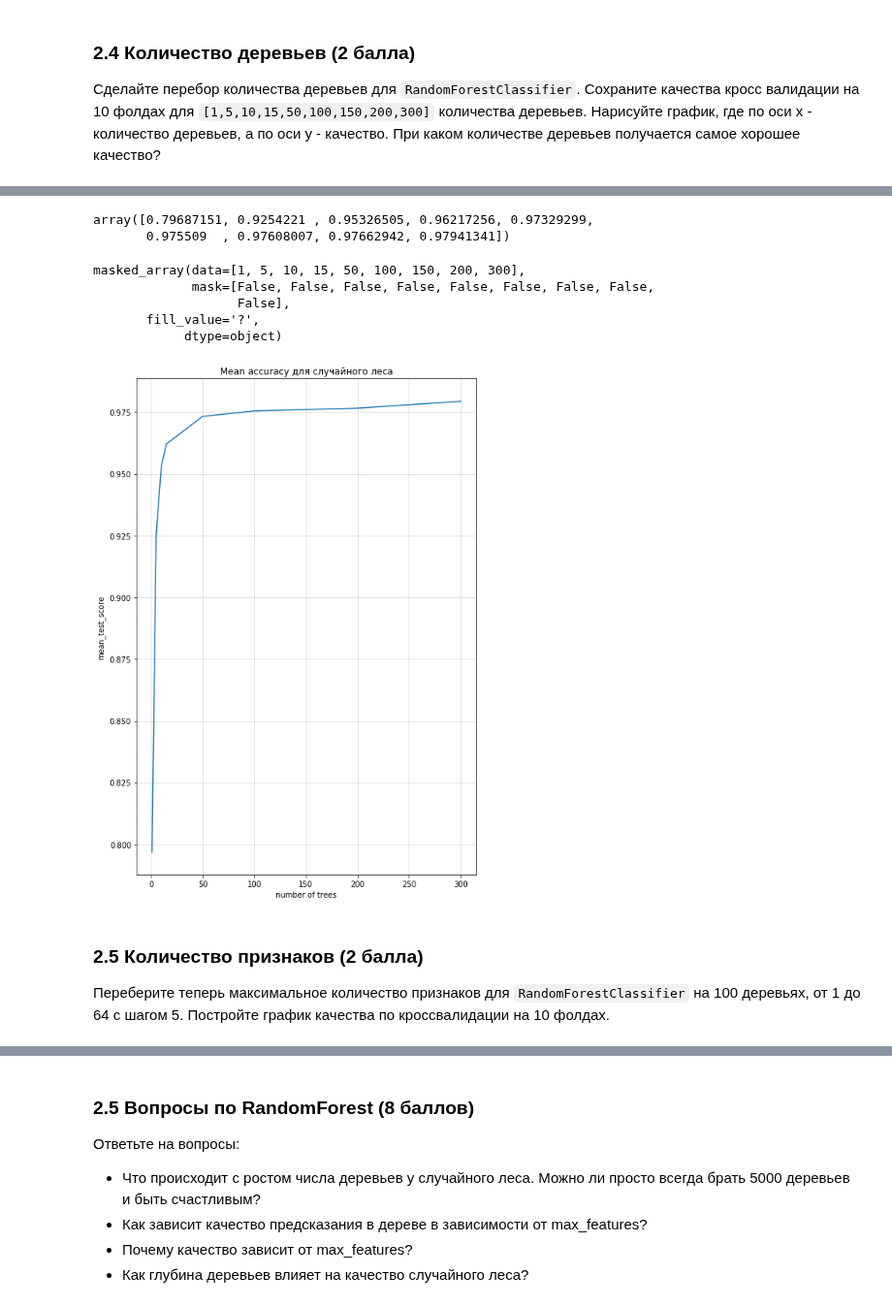
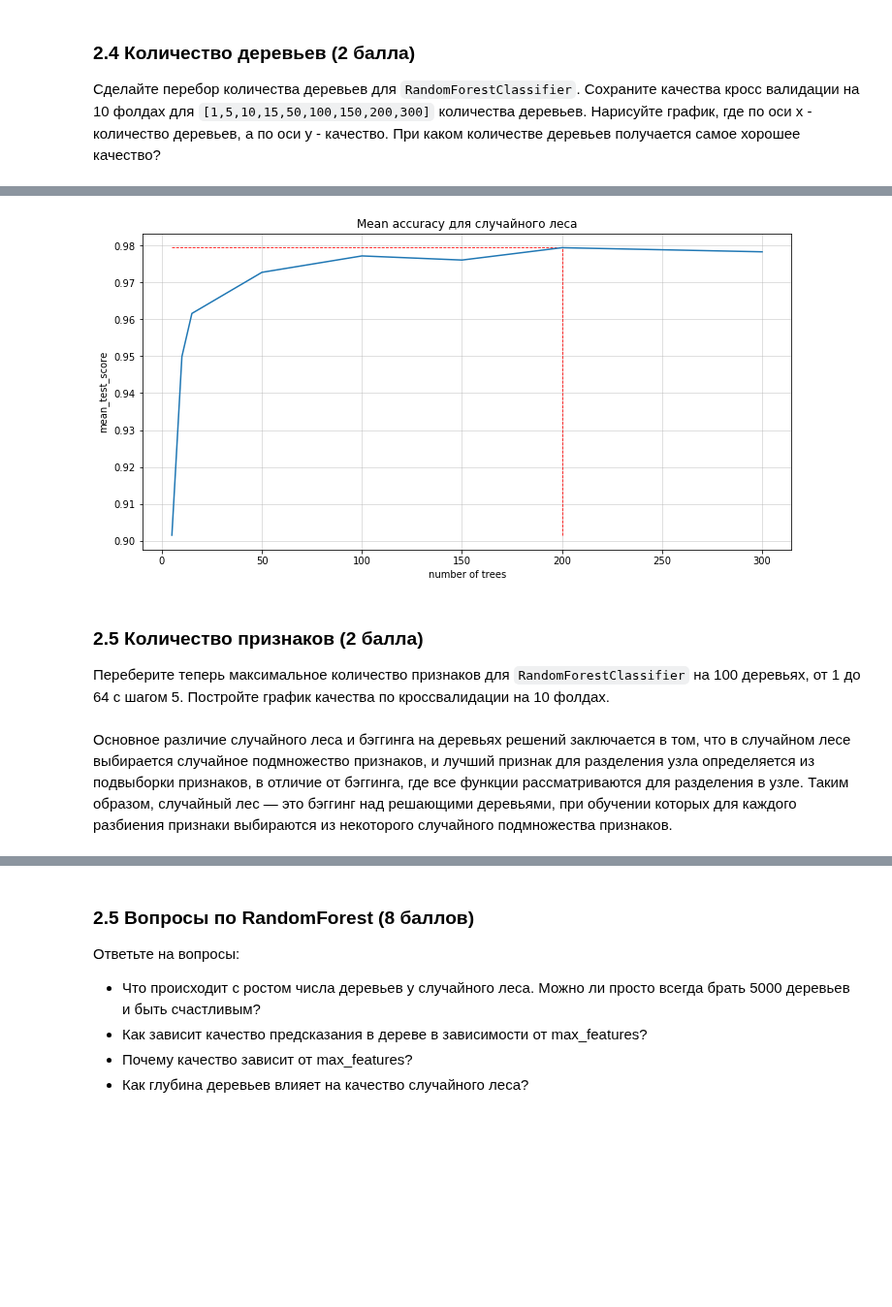
Before and after one commit to D7nis/Course-ML-Classic, a Jupyter notebook: Practice/8. Решающие деревья/08-decision-trees_DDA.ipynb, the cells around one changed output, grey strips where cells are left out. Shown at 97% size. Cells and saved outputs as stored; diff of their text form; code cells hidden in the pictures; blank space fills up the shorter version.

```diff
--- a/Practice/8. Решающие деревья/08-decision-trees_DDA.ipynb
+++ b/Practice/8. Решающие деревья/08-decision-trees_DDA.ipynb
@@ -379,9 +382,10 @@ params={'max_depth': 27.105263157894736, 'max_features': 11, 'n_estimators': 100
 # %%
 cv = KFold(n_splits=10, shuffle=True, random_state=42)
 params = {
-            "n_estimators": [1,5,10,15,50,100,150,200,300]
+            "n_estimators": [5,10,15,50,100,150,200,300]
          }
 search = GridSearchCV(RandomForestClassifier(), params, cv=cv, verbose=0,n_jobs=2,scoring='accuracy')
 
 %time search.fit(X, y)
+pass
 # %% [output]
@@ -431,27 +398,22 @@ search.cv_results_
-# %%
-search.cv_results_['mean_test_score']
-# %% [output]
-array([0.79687151, 0.9254221 , 0.95326505, 0.96217256, 0.97329299,
-       0.975509  , 0.97608007, 0.97662942, 0.97941341])
-# %%
-search.cv_results_['param_n_estimators']
-# %% [output]
-masked_array(data=[1, 5, 10, 15, 50, 100, 150, 200, 300],
-             mask=[False, False, False, False, False, False, False, False,
-                   False],
-       fill_value='?',
-            dtype=object)
+# %%
+estimators = list(search.cv_results_['param_n_estimators'])
+scores = list(search.cv_results_['mean_test_score'])
+best_x = search.best_params_['n_estimators']
 # %%
-fig, ax = plt.subplots(figsize=(8, 12))
+fig, ax = plt.subplots(figsize=(12, 6))
 plt.title('Mean accuracy для случайного леса')
 ax.set_xlabel('number of trees')
 ax.set_ylabel('mean_test_score')
-
+plt.plot([min(estimators),best_x],[max(scores),max(scores)],c='r',linestyle = '--',linewidth = 0.8)
+plt.plot([best_x,best_x],[min(scores),max(scores)],c='r',linestyle = '--',linewidth = 0.8)
 plt.grid(alpha=0.5)
-sns.lineplot(x=search.cv_results_['param_n_estimators'], y=search.cv_results_['mean_test_score']);
+sns.lineplot(x=estimators, y=scores)
+plt.show()
 # %% [output]
-[figure, old version]
+[figure, new version]
 # %% [markdown]
 ### 2.5 Количество признаков  (2 балла)
 
 Переберите теперь максимальное количество признаков для `RandomForestClassifier` на 100 деревьях, от 1 до 64 с шагом 5. Постройте график качества по кроссвалидации на 10 фолдах.
+# %% [markdown]
+Основное различие случайного леса и бэггинга на деревьях решений заключается в том, что в случайном лесе выбирается случайное подмножество признаков, и лучший признак для разделения узла определяется из подвыборки признаков, в отличие от бэггинга, где все функции рассматриваются для разделения в узле. Таким образом, случайный лес — это бэггинг над решающими деревьями, при обучении которых для каждого разбиения признаки выбираются из некоторого случайного подмножества признаков.
```
Also changed, not shown: parts of 37 cells of this notebook.
